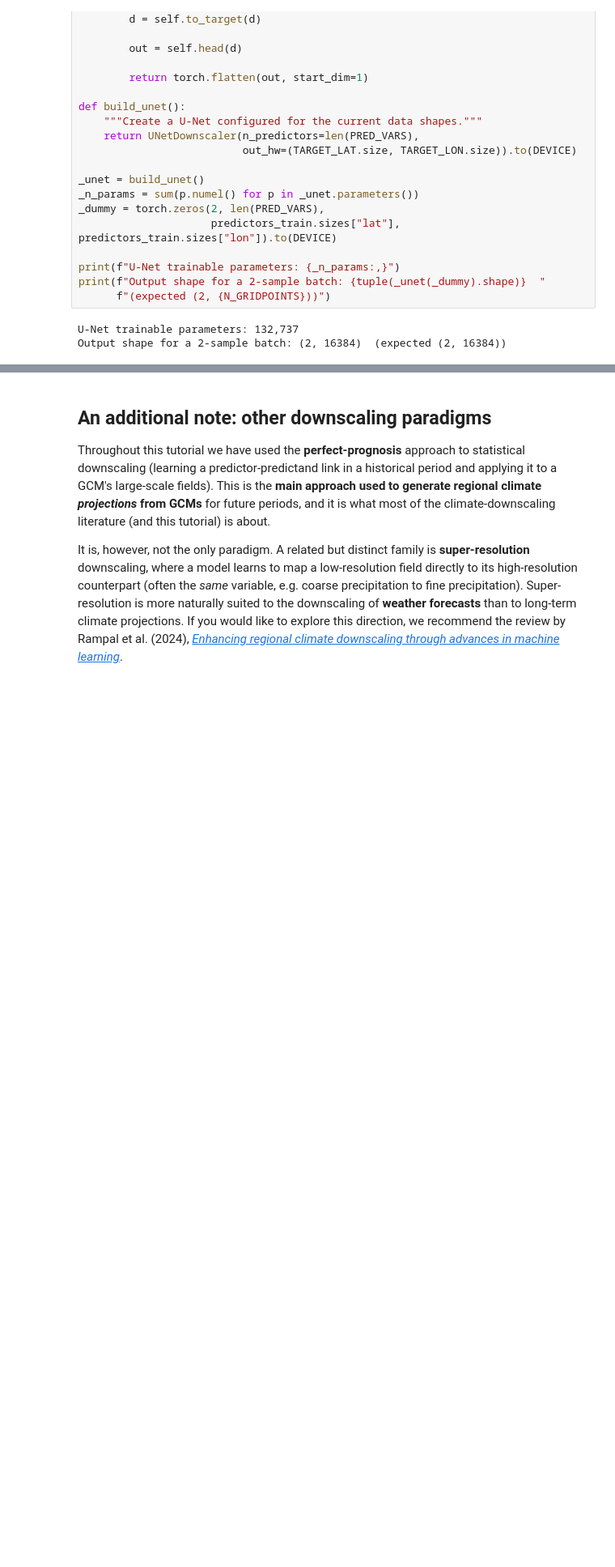
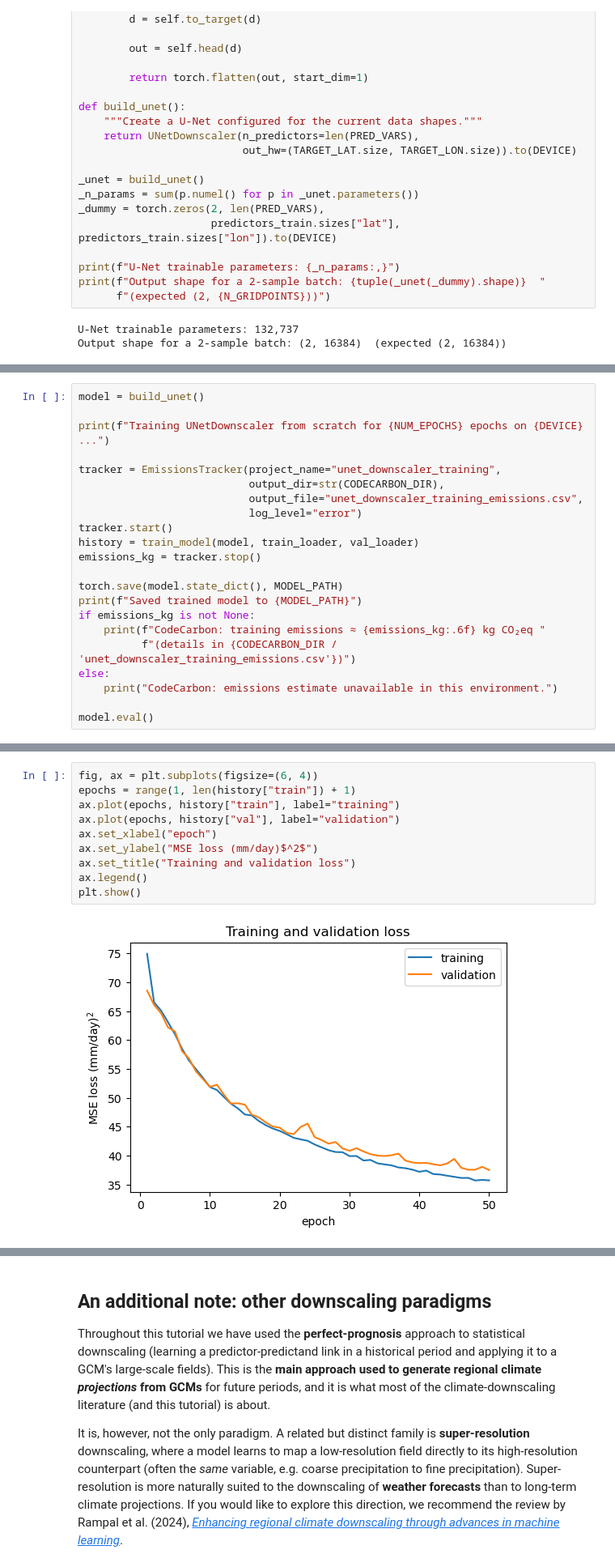
Before and after one commit to onu4codes/downscaling-climate-projections, a Jupyter notebook: Statistical_Downscaling_of_Climate_Projections_with_Deep_Learning.ipynb, the cells around one changed output, grey strips where cells are left out. Shown at 81% size. Cells and saved outputs as stored; diff of their text form; blank space fills up the shorter version.

```diff
--- a/Statistical_Downscaling_of_Climate_Projections_with_Deep_Learning.ipynb
+++ b/Statistical_Downscaling_of_Climate_Projections_with_Deep_Learning.ipynb
@@ -1605,0 +1608,22 @@ Output shape for a 2-sample batch: (2, 16384)  (expected (2, 16384))
+# %%
+model = build_unet()
+
+print(f"Training UNetDownscaler from scratch for {NUM_EPOCHS} epochs on {DEVICE} ...")
+
+tracker = EmissionsTracker(project_name="unet_downscaler_training",
+                           output_dir=str(CODECARBON_DIR),
+                           output_file="unet_downscaler_training_emissions.csv",
+                           log_level="error")
+tracker.start()
+history = train_model(model, train_loader, val_loader)
+emissions_kg = tracker.stop()
+
+torch.save(model.state_dict(), MODEL_PATH)
+print(f"Saved trained model to {MODEL_PATH}")
+if emissions_kg is not None:
+    print(f"CodeCarbon: training emissions ≈ {emissions_kg:.6f} kg CO₂eq "
+          f"(details in {CODECARBON_DIR / 'unet_downscaler_training_emissions.csv'})")
+else:
+    print("CodeCarbon: emissions estimate unavailable in this environment.")
+
+model.eval()
@@ -1605,0 +1662,12 @@ Output shape for a 2-sample batch: (2, 16384)  (expected (2, 16384))
+# %%
+fig, ax = plt.subplots(figsize=(6, 4))
+epochs = range(1, len(history["train"]) + 1)
+ax.plot(epochs, history["train"], label="training")
+ax.plot(epochs, history["val"], label="validation")
+ax.set_xlabel("epoch")
+ax.set_ylabel("MSE loss (mm/day)$^2$")
+ax.set_title("Training and validation loss")
+ax.legend()
+plt.show()
+# %% [output]
+[figure, added]
```
Also changed, not shown: parts of 10 cells of this notebook.
